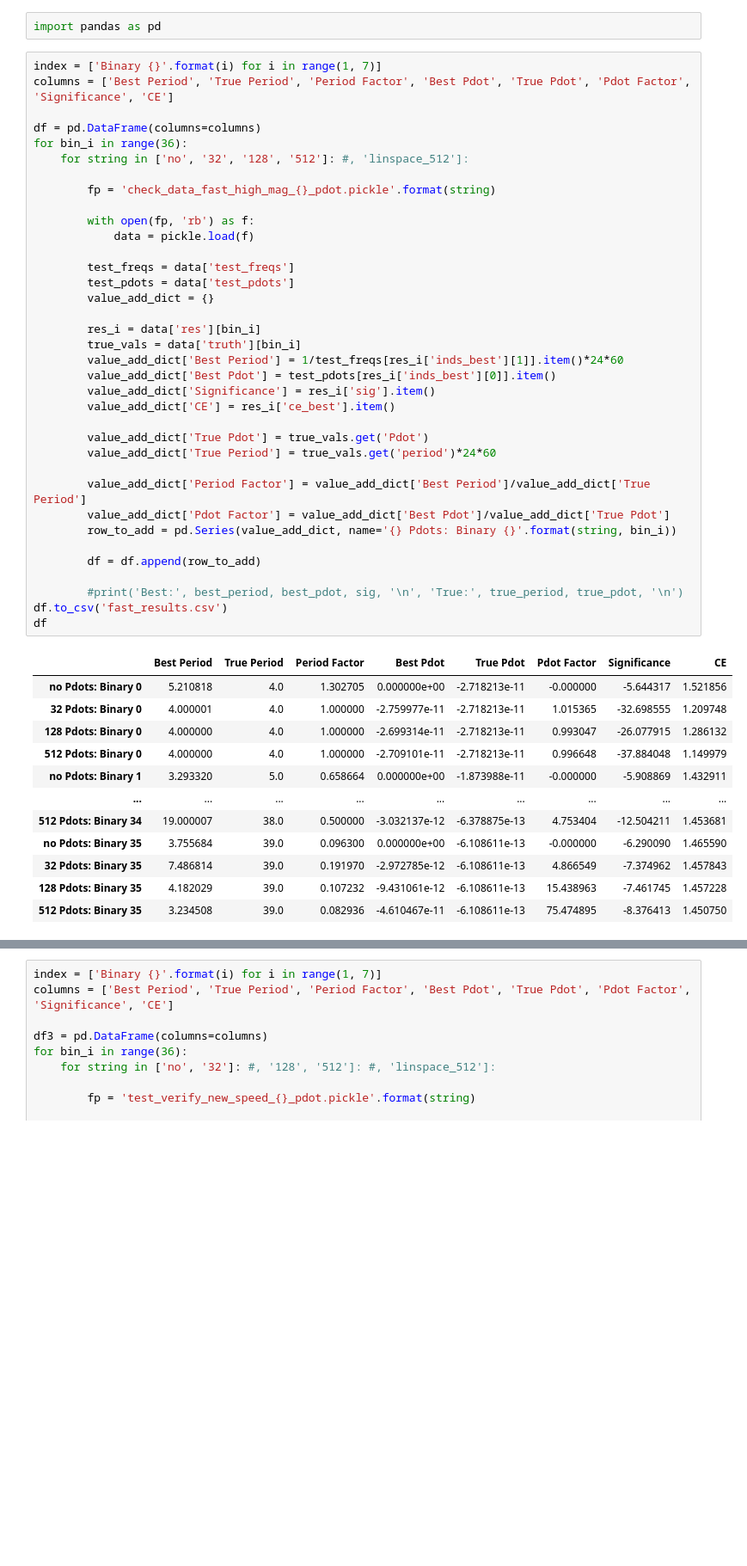
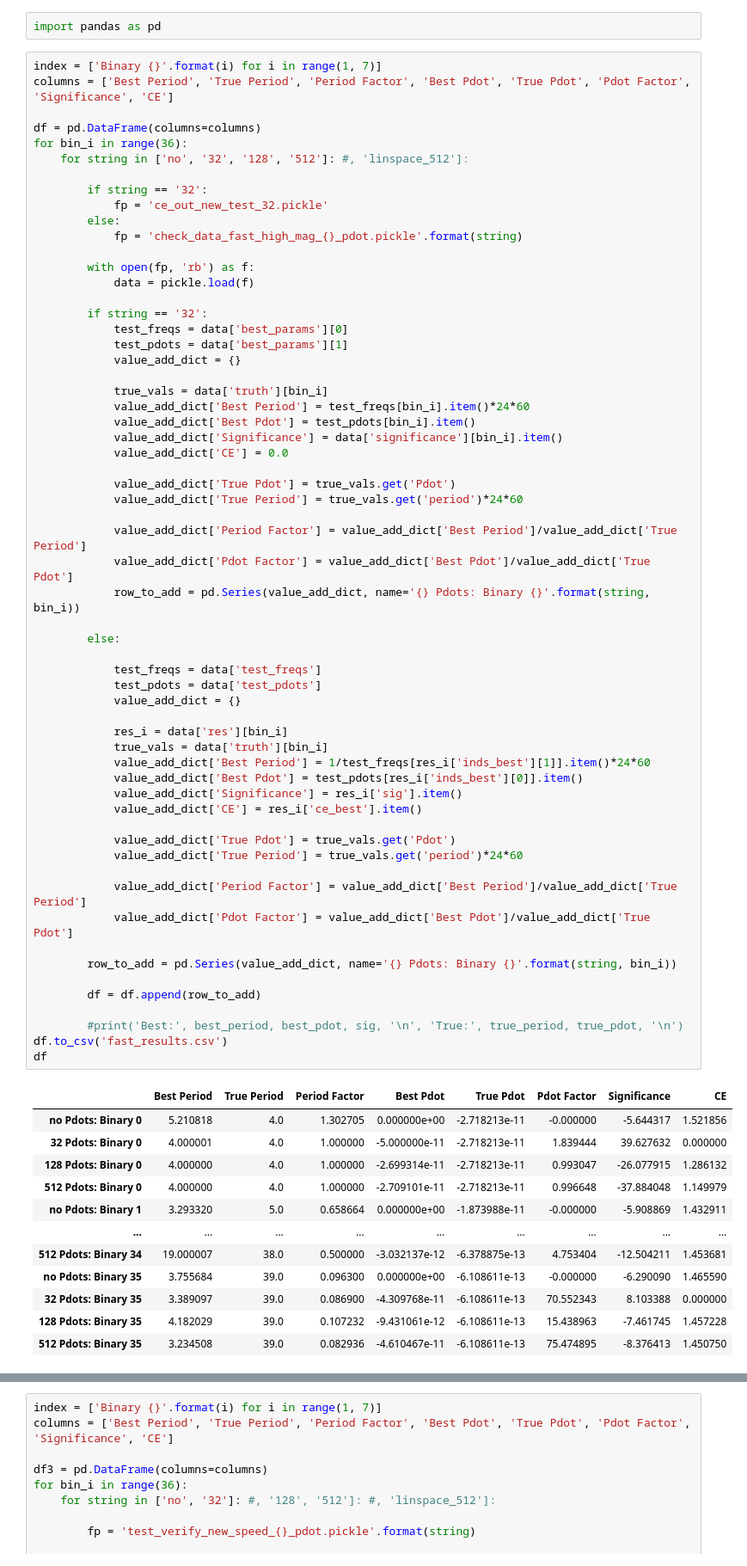
Before and after one commit to mikekatz04/gce, a Jupyter notebook: paper/paper_plots.ipynb, the cells around one changed output, grey strips where cells are left out. Shown at 86% size. Saved outputs shown, nothing was run; the diff lists cells and outputs as text; blank space fills up the shorter version.

```diff
--- a/paper/paper_plots.ipynb
+++ b/paper/paper_plots.ipynb
@@ -778,50 +778,74 @@ import pandas as pd
 # %%
 index = ['Binary {}'.format(i) for i in range(1, 7)]
 columns = ['Best Period', 'True Period', 'Period Factor', 'Best Pdot', 'True Pdot', 'Pdot Factor', 'Significance', 'CE']
 
 df = pd.DataFrame(columns=columns)
 for bin_i in range(36):
     for string in ['no', '32', '128', '512']: #, 'linspace_512']:
 
-        fp = 'check_data_fast_high_mag_{}_pdot.pickle'.format(string)
+        if string == '32':
+            fp = 'ce_out_new_test_32.pickle'
+        else:
+            fp = 'check_data_fast_high_mag_{}_pdot.pickle'.format(string)
 
         with open(fp, 'rb') as f:
             data = pickle.load(f)
 
-        test_freqs = data['test_freqs']
-        test_pdots = data['test_pdots']
-        value_add_dict = {}
+        if string == '32':
+            test_freqs = data['best_params'][0]
+            test_pdots = data['best_params'][1]
+            value_add_dict = {}
 
-        res_i = data['res'][bin_i]
-        true_vals = data['truth'][bin_i]
-        value_add_dict['Best Period'] = 1/test_freqs[res_i['inds_best'][1]].item()*24*60
-        value_add_dict['Best Pdot'] = test_pdots[res_i['inds_best'][0]].item()
-        value_add_dict['Significance'] = res_i['sig'].item()
-        value_add_dict['CE'] = res_i['ce_best'].item()
+            true_vals = data['truth'][bin_i]
+            value_add_dict['Best Period'] = test_freqs[bin_i].item()*24*60
+            value_add_dict['Best Pdot'] = test_pdots[bin_i].item()
+            value_add_dict['Significance'] = data['significance'][bin_i].item()
+            value_add_dict['CE'] = 0.0
 
-        value_add_dict['True Pdot'] = true_vals.get('Pdot')
-        value_add_dict['True Period'] = true_vals.get('period')*24*60
+            value_add_dict['True Pdot'] = true_vals.get('Pdot')
+            value_add_dict['True Period'] = true_vals.get('period')*24*60
 
-        value_add_dict['Period Factor'] = value_add_dict['Best Period']/value_add_dict['True Period']
-        value_add_dict['Pdot Factor'] = value_add_dict['Best Pdot']/value_add_dict['True Pdot']
+            value_add_dict['Period Factor'] = value_add_dict['Best Period']/value_add_dict['True Period']
+            value_add_dict['Pdot Factor'] = value_add_dict['Best Pdot']/value_add_dict['True Pdot']
+            row_to_add = pd.Series(value_add_dict, name='{} Pdots: Binary {}'.format(string, bin_i))
+
+        else:
+
+            test_freqs = data['test_freqs']
+            test_pdots = data['test_pdots']
+            value_add_dict = {}
+
+            res_i = data['res'][bin_i]
+            true_vals = data['truth'][bin_i]
+            value_add_dict['Best Period'] = 1/test_freqs[res_i['inds_best'][1]].item()*24*60
+            value_add_dict['Best Pdot'] = test_pdots[res_i['inds_best'][0]].item()
+            value_add_dict['Significance'] = res_i['sig'].item()
+            value_add_dict['CE'] = res_i['ce_best'].item()
+
+            value_add_dict['True Pdot'] = true_vals.get('Pdot')
+            value_add_dict['True Period'] = true_vals.get('period')*24*60
+
+            value_add_dict['Period Factor'] = value_add_dict['Best Period']/value_add_dict['True Period']
+            value_add_dict['Pdot Factor'] = value_add_dict['Best Pdot']/value_add_dict['True Pdot']
+
         row_to_add = pd.Series(value_add_dict, name='{} Pdots: Binary {}'.format(string, bin_i))
 
         df = df.append(row_to_add)
 
         #print('Best:', best_period, best_pdot, sig, '\n', 'True:', true_period, true_pdot, '\n')
 df.to_csv('fast_results.csv')
 df
 # %% [output]
 |  | Best Period | True Period | Period Factor | Best Pdot | True Pdot | Pdot Factor | Significance | CE |
 | no Pdots: Binary 0 | 5.210818 | 4.0 | 1.302705 | 0.000000e+00 | -2.718213e-11 | -0.000000 | -5.644317 | 1.521856 |
-| 32 Pdots: Binary 0 | 4.000001 | 4.0 | 1.000000 | -2.759977e-11 | -2.718213e-11 | 1.015365 | -32.698555 | 1.209748 |
+| 32 Pdots: Binary 0 | 4.000001 | 4.0 | 1.000000 | -5.000000e-11 | -2.718213e-11 | 1.839444 | 39.627632 | 0.000000 |
 | 128 Pdots: Binary 0 | 4.000000 | 4.0 | 1.000000 | -2.699314e-11 | -2.718213e-11 | 0.993047 | -26.077915 | 1.286132 |
 | 512 Pdots: Binary 0 | 4.000000 | 4.0 | 1.000000 | -2.709101e-11 | -2.718213e-11 | 0.996648 | -37.884048 | 1.149979 |
 | no Pdots: Binary 1 | 3.293320 | 5.0 | 0.658664 | 0.000000e+00 | -1.873988e-11 | -0.000000 | -5.908869 | 1.432911 |
 | ... | ... | ... | ... | ... | ... | ... | ... | ... |
 | 512 Pdots: Binary 34 | 19.000007 | 38.0 | 0.500000 | -3.032137e-12 | -6.378875e-13 | 4.753404 | -12.504211 | 1.453681 |
 | no Pdots: Binary 35 | 3.755684 | 39.0 | 0.096300 | 0.000000e+00 | -6.108611e-13 | -0.000000 | -6.290090 | 1.465590 |
-| 32 Pdots: Binary 35 | 7.486814 | 39.0 | 0.191970 | -2.972785e-12 | -6.108611e-13 | 4.866549 | -7.374962 | 1.457843 |
+| 32 Pdots: Binary 35 | 3.389097 | 39.0 | 0.086900 | -4.309768e-11 | -6.108611e-13 | 70.552343 | 8.103388 | 0.000000 |
 | 128 Pdots: Binary 35 | 4.182029 | 39.0 | 0.107232 | -9.431061e-12 | -6.108611e-13 | 15.438963 | -7.461745 | 1.457228 |
 | 512 Pdots: Binary 35 | 3.234508 | 39.0 | 0.082936 | -4.610467e-11 | -6.108611e-13 | 75.474895 | -8.376413 | 1.450750 |
 144 rows × 8 columns
```
Also changed, not shown: parts of 1 cell of this notebook, 13 other files.
